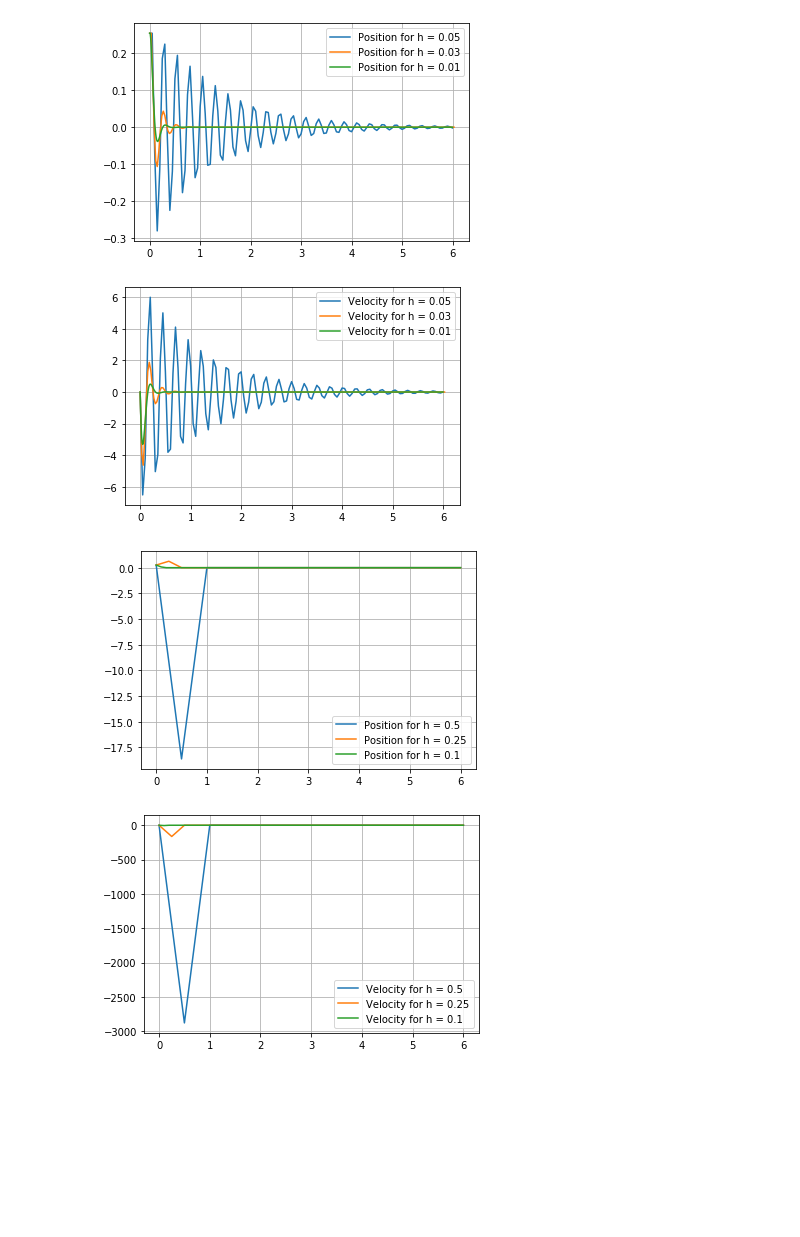
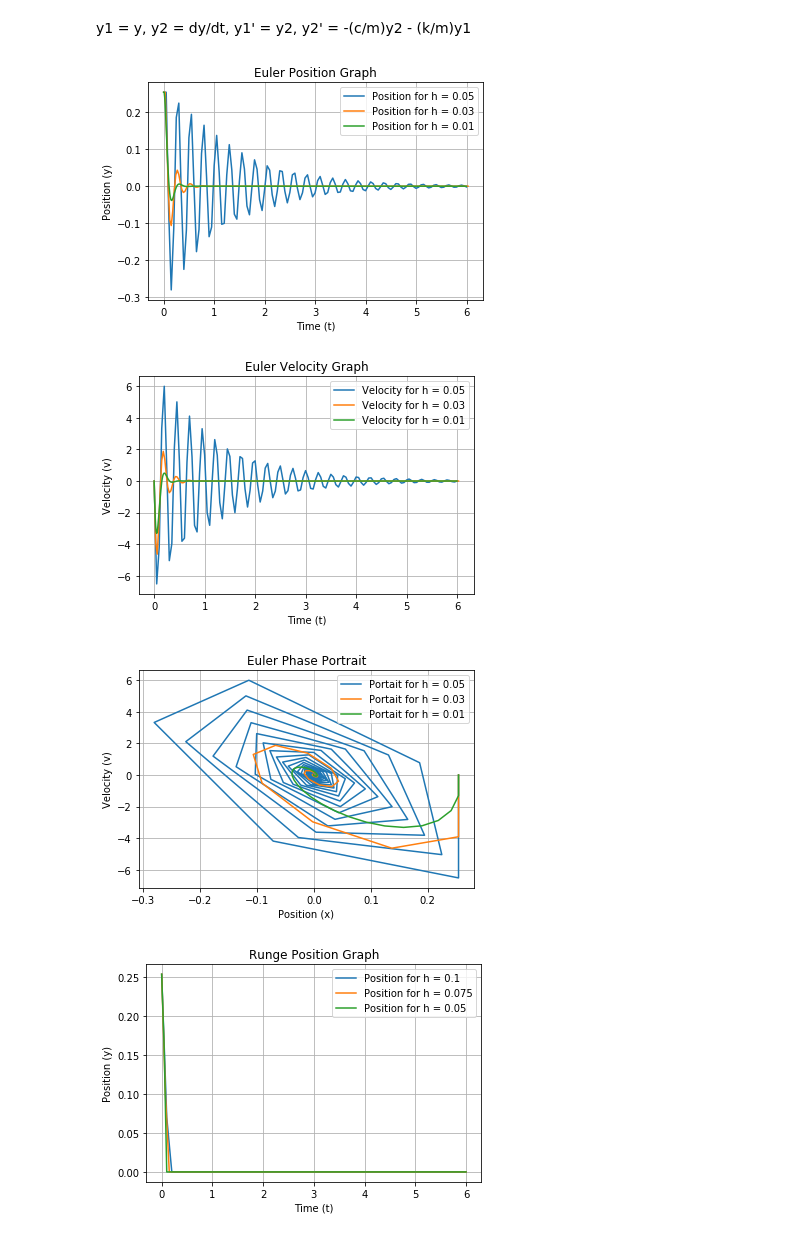
Before and after one commit to dblhlindsey/coe311k, a Jupyter notebook: coe311k/Lindsey_Holden_COE311K_FinalProject.ipynb, the cells around one changed output. Saved outputs shown, nothing was run; the diff lists cells and outputs as text; code cells hidden in the pictures; blank space fills up the shorter version.

```diff
--- a/coe311k/Lindsey_Holden_COE311K_FinalProject.ipynb
+++ b/coe311k/Lindsey_Holden_COE311K_FinalProject.ipynb
@@ -24,3 +28,5 @@ Source: https://www.fsae.com/forums/archive/index.php/t-10472.html?s=5ce42bd67e1
+# %% [markdown]
+y1 = y, y2 = dy/dt, y1' = y2, y2' = -(c/m)y2 - (k/m)y1
 # %%
 import numpy as np
 import matplotlib.pyplot as plt
@@ -60,8 +66,10 @@ def runge_kutta_method(h, t_start, t_end, y_0):
     y_values[0] = y_0
 
     for i in range(1, len(t_values)):
+        t = t_values[i-1]
         y = y_values[i-1]
-        k1 = df(t_values[i-1], y)
+        # Runge-Kutta Slopes
+        k1 = df(t, y)
         k2 = df((t + h/2),(y+k1*h/2))
         k3 = df((t + h/2),(y+k2*h/2))
         k4 = df((t + h),(y+k3*h))
@@ -71,8 +79,8 @@ def runge_kutta_method(h, t_start, t_end, y_0):
         return t_values, y_values
 # %%
 # Test Case
-eulerhs = [0.05, 0.03 , 0.01]
-rungehs = [.5, .25 , 0.1]
+eulerhs = [0.05, 0.03, 0.01]
+rungehs = [0.1, 0.075 , 0.05] #The h values have been adjusted due to the Runge method not requiring such small h values.
 t_start = 0
 t_end = 6
 y_0 = np.array([.254,0])
@@ -83,39 +91,81 @@ for h in eulerhs:
     t, Y = euler_forward_method(h, t_start, t_end, y_0)
     pos = Y[:,0]
     plt.plot(t, pos, label='Position for h = ' + str(h))
+
+plt.title("Euler Position Graph")
+plt.xlabel("Time (t)")
+plt.ylabel("Position (y)")
 plt.grid()
 plt.legend()
 plt.show()
 
 plt.figure()
 for h in eulerhs:
     t, Y = euler_forward_method(h, t_start, t_end, y_0)
     vel = Y[:,1]
     plt.plot(t, vel, label='Velocity for h = ' + str(h))
+
+plt.title("Euler Velocity Graph")
+plt.xlabel("Time (t)")
+plt.ylabel("Velocity (v)")
+plt.grid()
+plt.legend()
+plt.show()
+
+plt.figure()
+for h in eulerhs:
+    t, Y = euler_forward_method(h, t_start, t_end, y_0)
+    # Phase Portrait
+    plt.plot(Y[:,0], Y[:,1], label="Portait for h = " + str(h))
+
+plt.title("Euler Phase Portrait")
+plt.xlabel("Position (x)")
+plt.ylabel("Velocity (v)")
 plt.grid()
 plt.legend()
 plt.show()
 
 # Runge-Kutta
 plt.figure()
 for h in rungehs:
     t, Y = runge_kutta_method(h, t_start, t_end, y_0)
     pos = Y[:,0]
     plt.plot(t, pos, label='Position for h = ' + str(h))
+
+plt.title("Runge Position Graph")
+plt.xlabel("Time (t)")
+plt.ylabel("Position (y)")
 plt.grid()
 plt.legend()
 plt.show()
 
 plt.figure()
 for h in rungehs:
     t, Y = runge_kutta_method(h, t_start, t_end, y_0)
     vel = Y[:,1]
     plt.plot(t, vel, label='Velocity for h = ' + str(h))
+
+plt.title("Runge Velocity Graph")
+plt.xlabel("Time (t)")
+plt.ylabel("Velocity (v)")
 plt.grid()
 plt.legend()
 plt.show()
+
+plt.figure()
+for h in rungehs:
+    t, Y = runge_kutta_method(h, t_start, t_end, y_0)
+    # Phase Portrait
+    plt.plot(Y[:,0], Y[:,1], label="Portait for h = " + str(h))
+
+plt.title("Runge Phase Portrait")
+plt.xlabel("Position (x)")
+plt.ylabel("Velocity (v)")
+plt.grid()
+plt.legend()
+plt.show()
 # %% [output]
-[figure, old version]
+[figure, new version]
-[figure, old version]
+[figure, new version]
-[figure, old version]
+[figure, new version]
-[figure, old version]
+[figure, new version]
```
Also changed, not shown: parts of 17 cells of this notebook, 2 other files.
